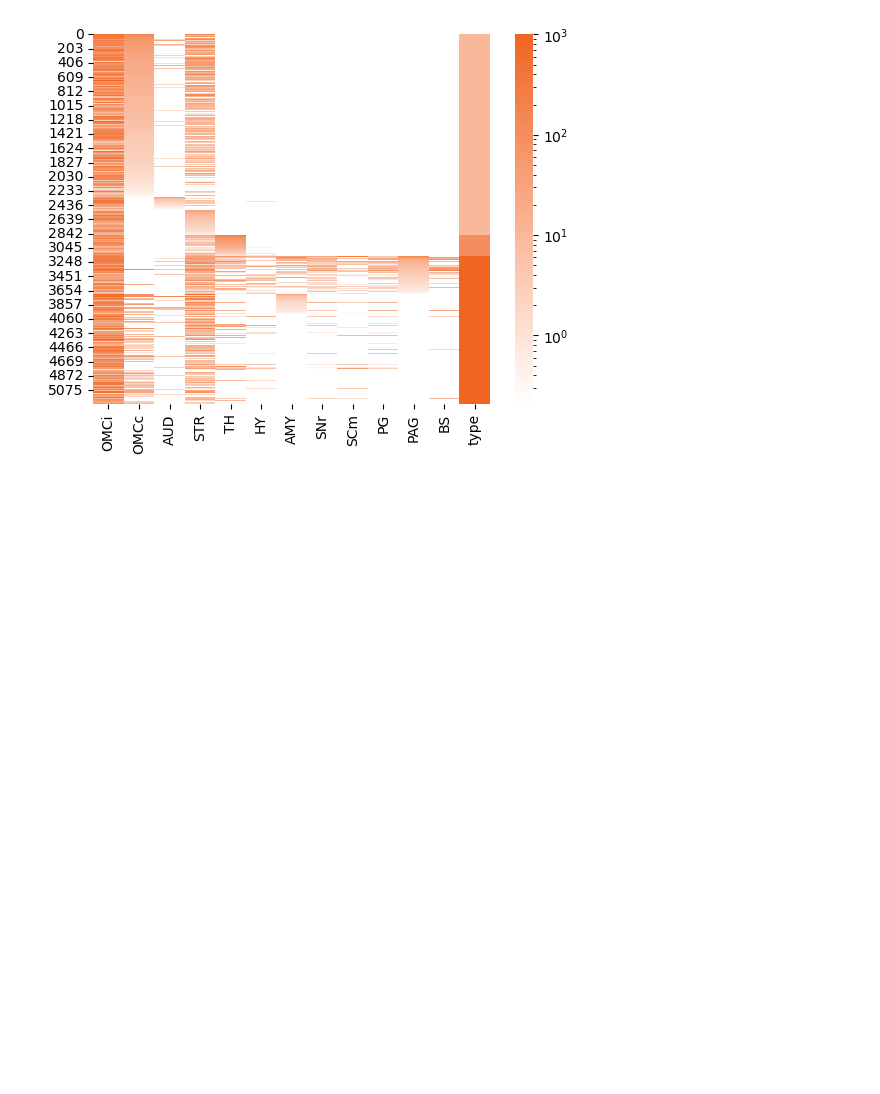
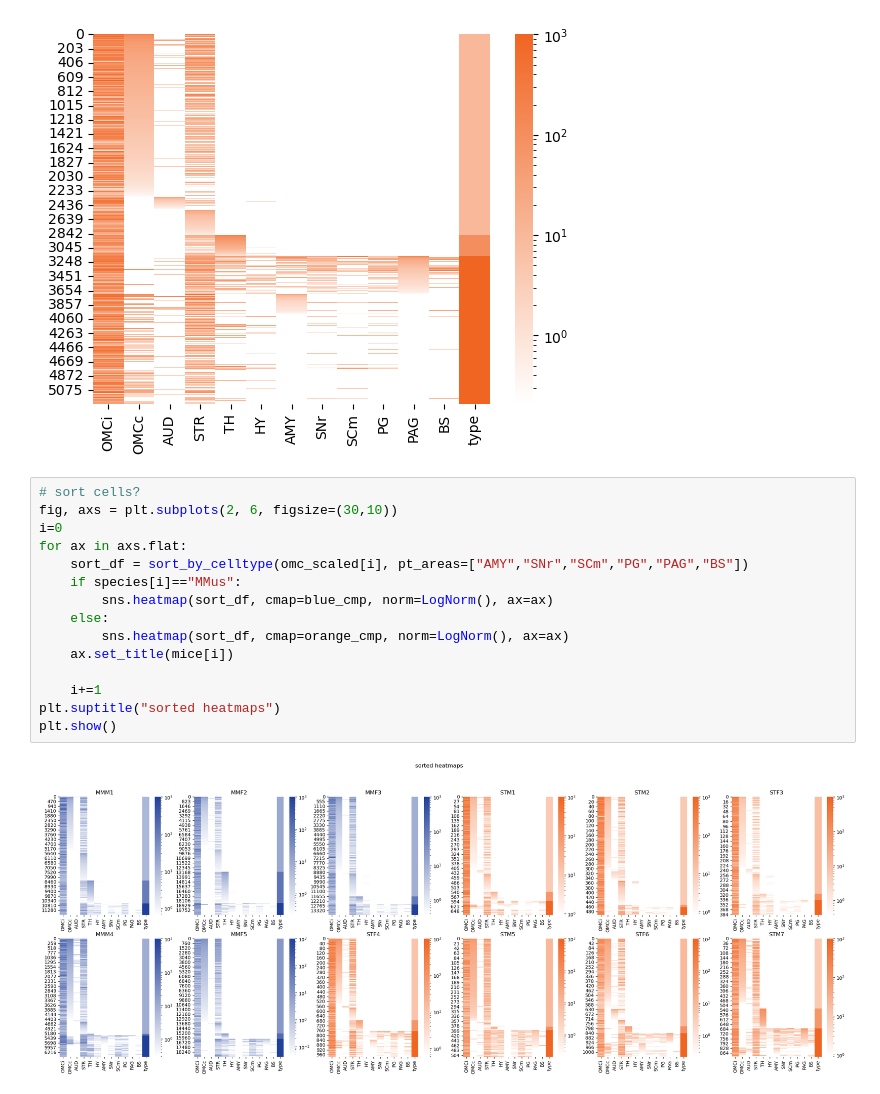
Before and after one commit to eisko/MAPseq_analysis, a Jupyter notebook: cell visualization testing.ipynb, the cells around one changed output. Drawn from its saved outputs; the diff is of its cells as text; blank space fills up the shorter version.

```diff
--- a/cell visualization testing.ipynb
+++ b/cell visualization testing.ipynb
@@ -261,3 +261,20 @@ plt.show()
 # %% [output]
 [figure]
 [figure]
+# %%
+# sort cells?
+fig, axs = plt.subplots(2, 6, figsize=(30,10))
+i=0
+for ax in axs.flat:
+    sort_df = sort_by_celltype(omc_scaled[i], pt_areas=["AMY","SNr","SCm","PG","PAG","BS"])
+    if species[i]=="MMus":
+        sns.heatmap(sort_df, cmap=blue_cmp, norm=LogNorm(), ax=ax)
+    else:
+        sns.heatmap(sort_df, cmap=orange_cmp, norm=LogNorm(), ax=ax)
+    ax.set_title(mice[i])
+
+    i+=1
+plt.suptitle("sorted heatmaps")
+plt.show()
+# %% [output]
+[figure, added]
```
Also changed, not shown: parts of 12 cells of this notebook, 1 other file.
